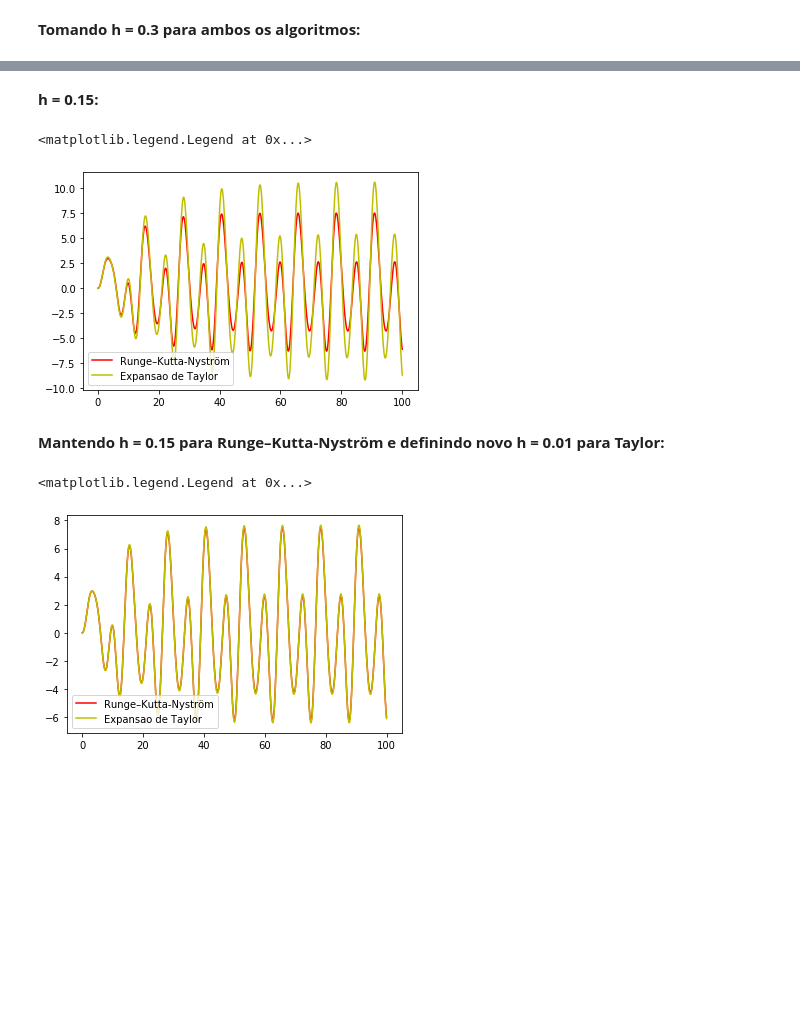
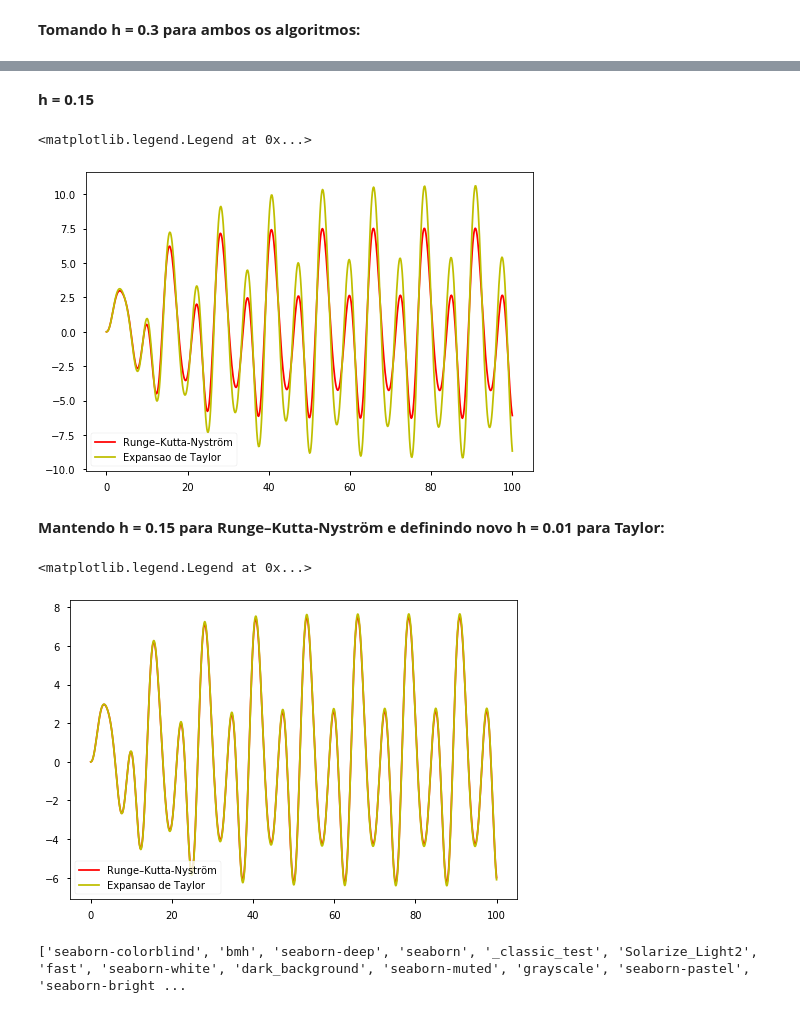
Before and after one commit to redeii/AlgLinComp, a Jupyter notebook: Lista 6 - Falta organizar pdf e definir diferentes h's pra questao 1.ipynb, the cells around one changed output, grey strips where cells are left out. Saved outputs shown, nothing was run; the diff lists cells and outputs as text; code cells hidden in the pictures; blank space fills up the shorter version.

```diff
--- a/Lista 6 - Falta organizar pdf e definir diferentes h's pra questao 1.ipynb
+++ b/Lista 6 - Falta organizar pdf e definir diferentes h's pra questao 1.ipynb
@@ -3,6 +3,8 @@ import numpy as np
 import matplotlib.pyplot as plt
 from math import sin,cos,pi,sqrt,exp,ceil
 %matplotlib inline
+from matplotlib import style
+style.use('seaborn-notebook')
 # %%
 ex_1 = lambda t,y: -2*t*y**2
 # %% [markdown]
@@ -283,14 +296,14 @@ plt.legend(loc='lower left')
 # %% [markdown]
-**h = 0.15:**
+**h = 0.15**
 # %%
-rkn_x2,rkx_y2 = edo_2ordem(func_ex2,0.0,0.0,[0,100],0.15)
-taylor_x2,taylor_y2 = edo_2ordem(func_ex2,0.0,0.0,[0,100],0.15,metodo='taylor')
-plt.plot(rkn_x2,rkx_y2,'r-',label='Runge–Kutta-Nyström')
-plt.plot(taylor_x2,taylor_y2,'y-',label='Expansao de Taylor')
+rkn_x3,rkx_y3 = edo_2ordem(func_ex2,0.0,0.0,[0,100],0.15)
+taylor_x3,taylor_y3 = edo_2ordem(func_ex2,0.0,0.0,[0,100],0.15,metodo='taylor')
+plt.plot(rkn_x3,rkx_y3,'r-',label='Runge–Kutta-Nyström')
+plt.plot(taylor_x3,taylor_y3,'y-',label='Expansao de Taylor')
 plt.legend(loc='lower left')
 # %% [output]
 <matplotlib.legend.Legend at 0x...>
-[figure, old version]
+[figure, new version]
 # %% [markdown]
 **Mantendo h = 0.15 para Runge–Kutta-Nyström e definindo novo h = 0.01 para Taylor:**
 # %%
@@ -302,4 +315,9 @@ plt.plot(taylor_hx,taylor_hy,'y-',label='Expansao de Taylor')
 plt.legend()
 # %% [output]
 <matplotlib.legend.Legend at 0x...>
-[figure, old version]
+[figure, new version]
+# %%
+a=style.available
+print(a)
+# %% [output]
+['seaborn-colorblind', 'bmh', 'seaborn-deep', 'seaborn', '_classic_test', 'Solarize_Light2', 'fast', 'seaborn-white', 'dark_background', 'seaborn-muted', 'grayscale', 'seaborn-pastel', 'seaborn-bright ...
```
Also changed, not shown: parts of 8 cells of this notebook.
